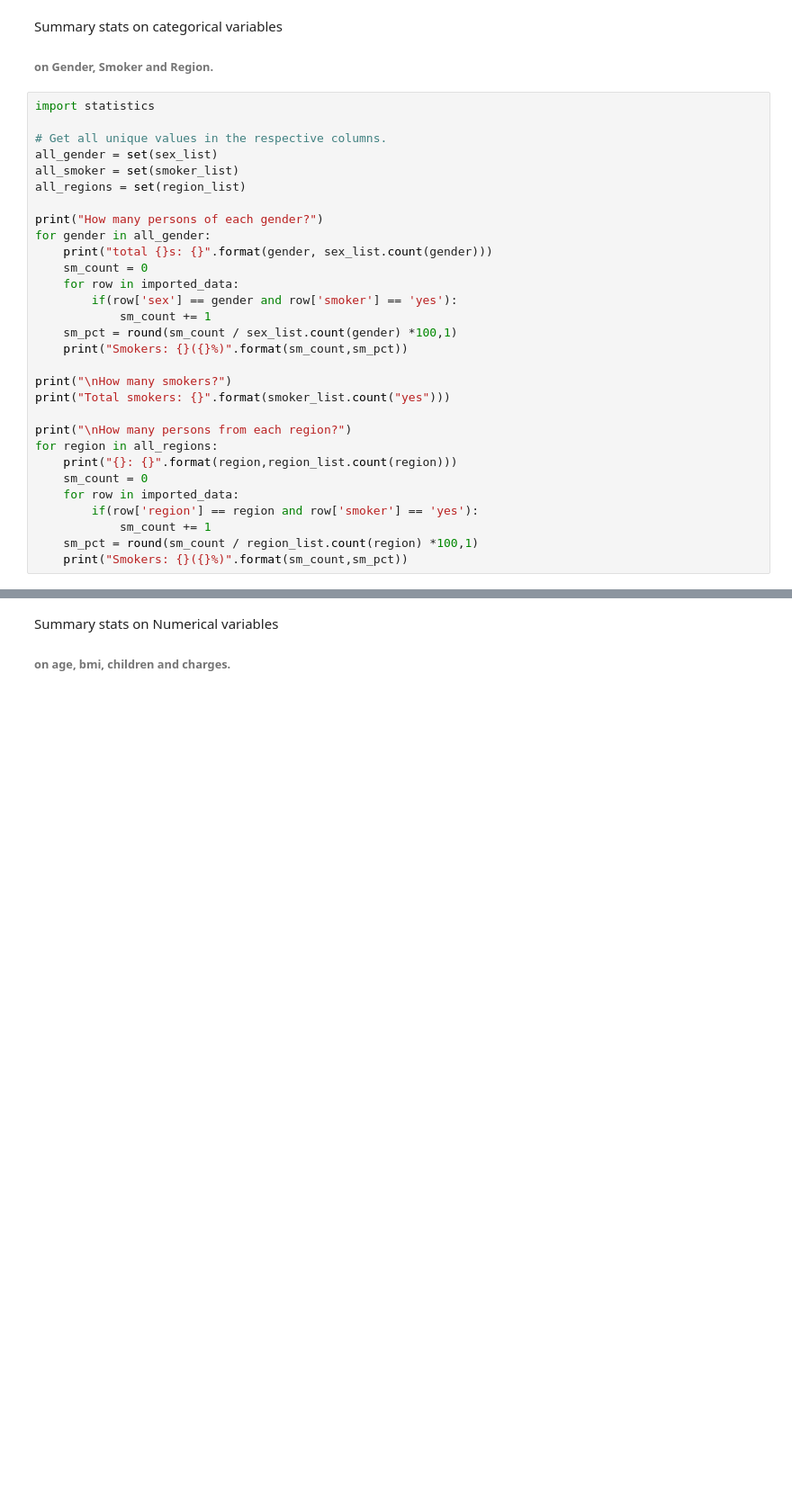
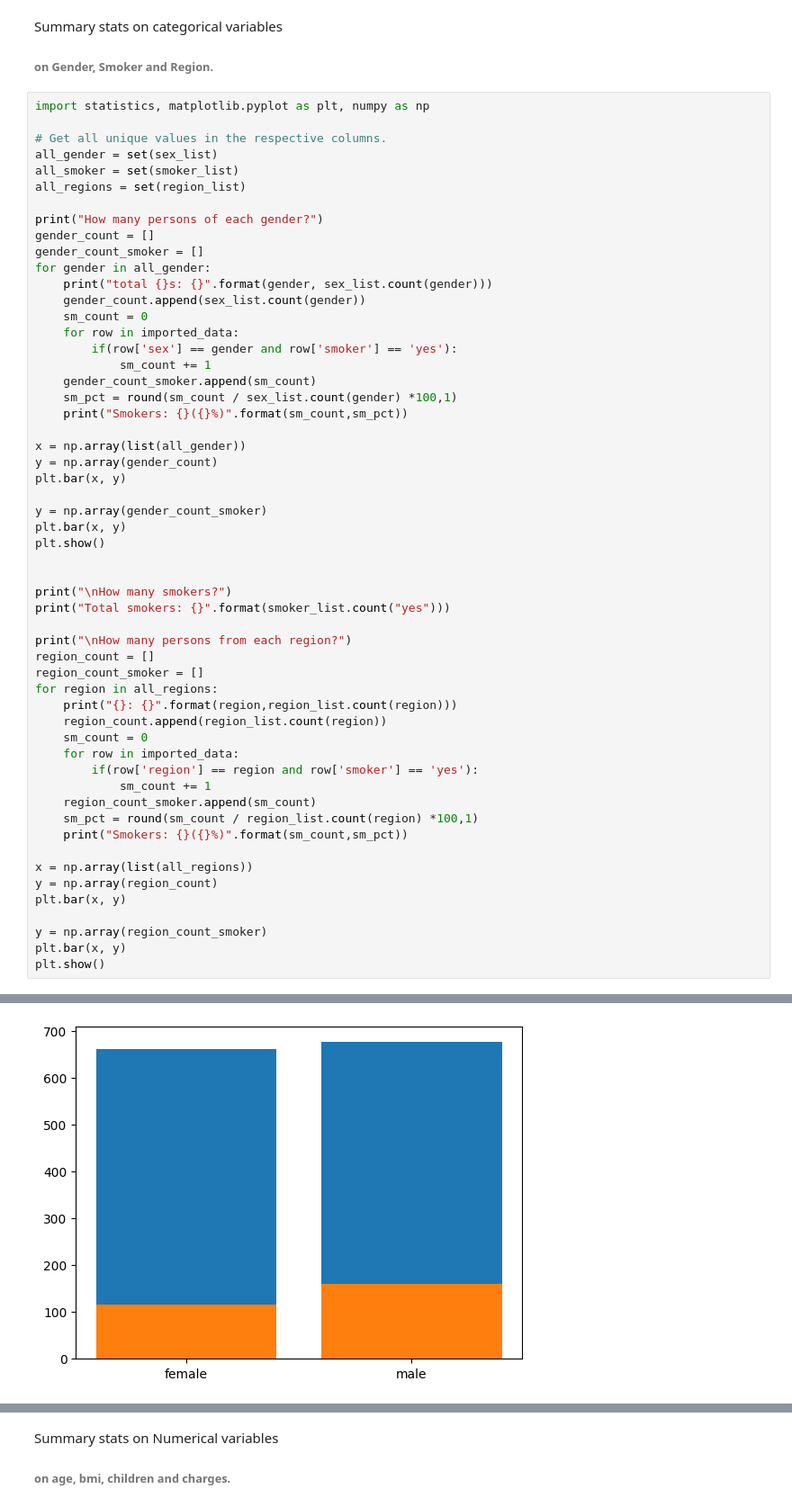
Before and after one commit to Mohak475/portfolio-proj-1, a Jupyter notebook: main_book.ipynb, the cells around one changed output, grey strips where cells are left out. Shown: that part at 90% size. Cells and saved outputs as stored; diff of their text form; blank space fills up the shorter version.

```diff
--- a/main_book.ipynb
+++ b/main_book.ipynb
@@ -108,7 +108,7 @@ Summary stats on categorical variables
 
 ###### on Gender, Smoker and Region.
 # %%
-import statistics
+import statistics, matplotlib.pyplot as plt, numpy as np
 
 # Get all unique values in the respective columns.
 all_gender = set(sex_list)
@@ -116,27 +116,52 @@ all_smoker = set(smoker_list)
 all_regions = set(region_list)
 
 print("How many persons of each gender?")
+gender_count = []
+gender_count_smoker = []
 for gender in all_gender:
     print("total {}s: {}".format(gender, sex_list.count(gender)))
+    gender_count.append(sex_list.count(gender))
     sm_count = 0
     for row in imported_data:
         if(row['sex'] == gender and row['smoker'] == 'yes'):
             sm_count += 1
+    gender_count_smoker.append(sm_count)
     sm_pct = round(sm_count / sex_list.count(gender) *100,1)
     print("Smokers: {}({}%)".format(sm_count,sm_pct))
+
+x = np.array(list(all_gender))
+y = np.array(gender_count)
+plt.bar(x, y)
+
+y = np.array(gender_count_smoker)
+plt.bar(x, y)
+plt.show()
+
 
 print("\nHow many smokers?")
 print("Total smokers: {}".format(smoker_list.count("yes")))
 
 print("\nHow many persons from each region?")
+region_count = []
+region_count_smoker = []
 for region in all_regions:
     print("{}: {}".format(region,region_list.count(region)))
+    region_count.append(region_list.count(region))
     sm_count = 0
     for row in imported_data:
         if(row['region'] == region and row['smoker'] == 'yes'):
             sm_count += 1
+    region_count_smoker.append(sm_count)
     sm_pct = round(sm_count / region_list.count(region) *100,1)
     print("Smokers: {}({}%)".format(sm_count,sm_pct))
+
+x = np.array(list(all_regions))
+y = np.array(region_count)
+plt.bar(x, y)
+
+y = np.array(region_count_smoker)
+plt.bar(x, y)
+plt.show()
 # %% [output]
 How many persons of each gender?
 total females: 662
@@ -158,0 +171 @@ Smokers: 67(20.7%)
+[figure, added]
```
Also changed, not shown: parts of 2 cells of this notebook.
